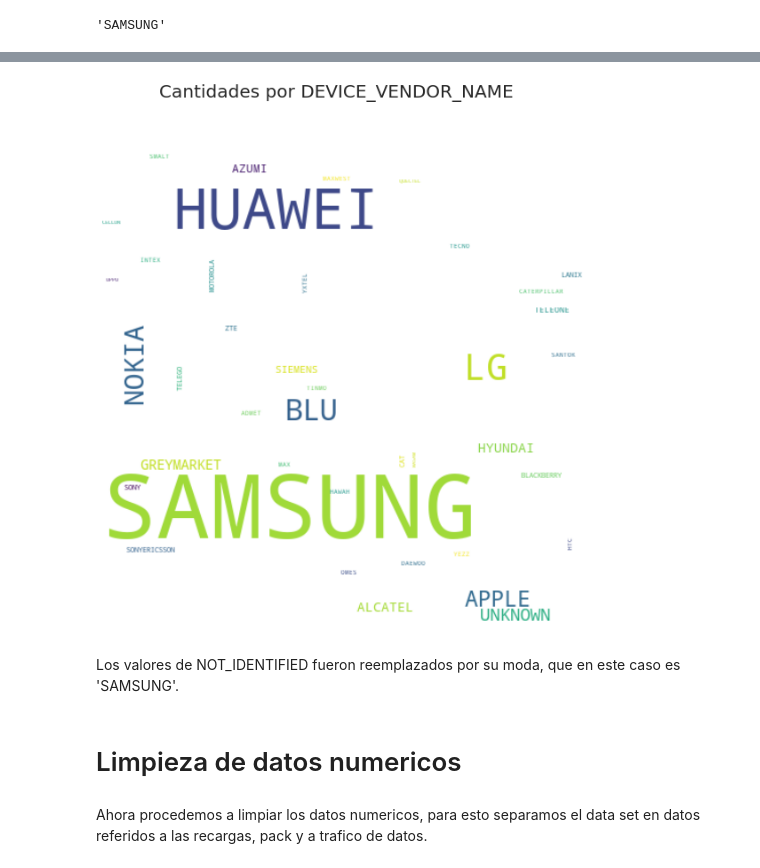
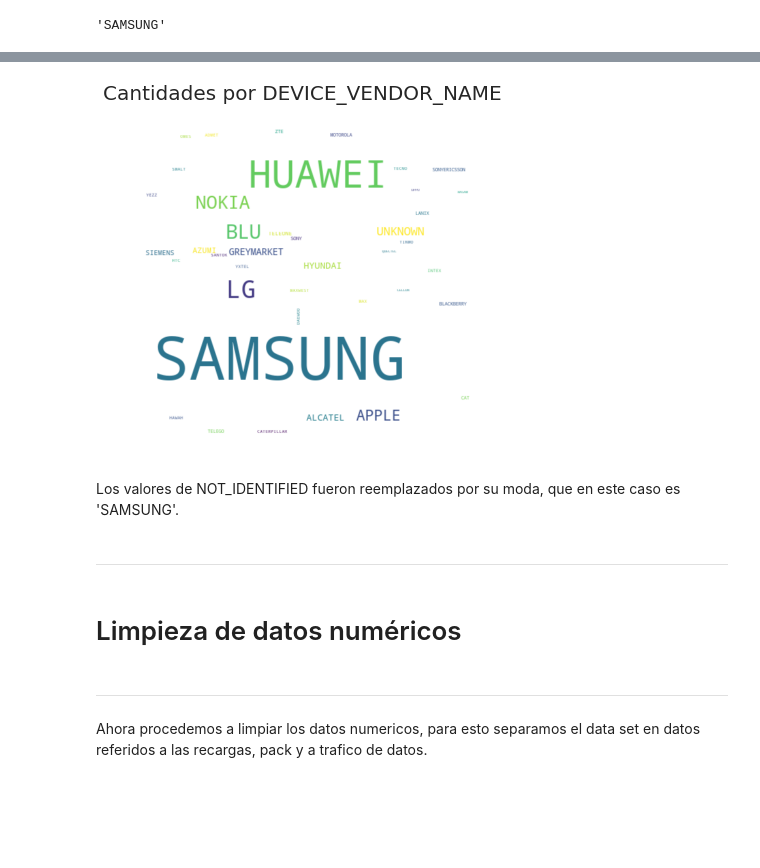
Before and after one commit to maurigarcia88/DiploDataScienceG7, a Jupyter notebook: Common/2_Cohorte_G7.ipynb, the cells around one changed output, grey strips where cells are left out. Saved outputs shown, nothing was run; the diff lists cells and outputs as text; code cells hidden in the pictures; blank space fills up the shorter version.

```diff
--- a/Common/2_Cohorte_G7.ipynb
+++ b/Common/2_Cohorte_G7.ipynb
@@ -127,9 +69,7 @@ fulldata.head()
 # %% [markdown]
 Quedaron 5 a eliminar (quedaban 190 después de que el profe eliminó las innecesarias)
 # %%
-que_quedaron= ["USE_LCL_VOI_AMT_M1",
-"USE_LCL_VOI_AMT_M2",
-"USE_LCL_VOI_AMT_M3",]
+que_quedaron= ["USE_LCL_VOI_AMT_M1", "USE_LCL_VOI_AMT_M2","USE_LCL_VOI_AMT_M3",]
 # %%
 fulldata.drop(columns=que_quedaron,inplace=True)
 # %%
@@ -413,22 +330,25 @@ Name: DEVICE_VENDOR_NAME, Length: 232, dtype: float64
 # %%
 text=' '.join(fulldata['DEVICE_VENDOR_NAME'])
 # Create the wordcloud object
 wordcloud = WordCloud(width=480, height=480, margin=0, background_color="white",max_words=40).generate(text)
-
-plt.figure(1,figsize=(10,10))
+plt.figure(figsize=(6,6))
 the_grid=GridSpec(1,1)
 plt.subplot(the_grid[0,0])
 plt.imshow(wordcloud, interpolation='bilinear')
 plt.axis("off")
 plt.margins(x=0, y=0)
 plt.suptitle('Cantidades por DEVICE_VENDOR_NAME', fontsize=20)
 plt.show()
 # %% [output]
-[figure, old version]
+[figure, new version]
 # %% [markdown]
 Los valores de NOT_IDENTIFIED fueron reemplazados por su moda, que en este caso es 'SAMSUNG'.
+# %% [markdown]
+---
 # %% [markdown]
-# Limpieza de datos numericos
+# Limpieza de datos numéricos
+# %% [markdown]
+---
 # %% [markdown]
 Ahora procedemos a limpiar los datos numericos, para esto separamos el data set en datos referidos a las recargas, pack y a trafico de datos.
 # %% [markdown]
```
Also changed, not shown: parts of 162 cells of this notebook.
